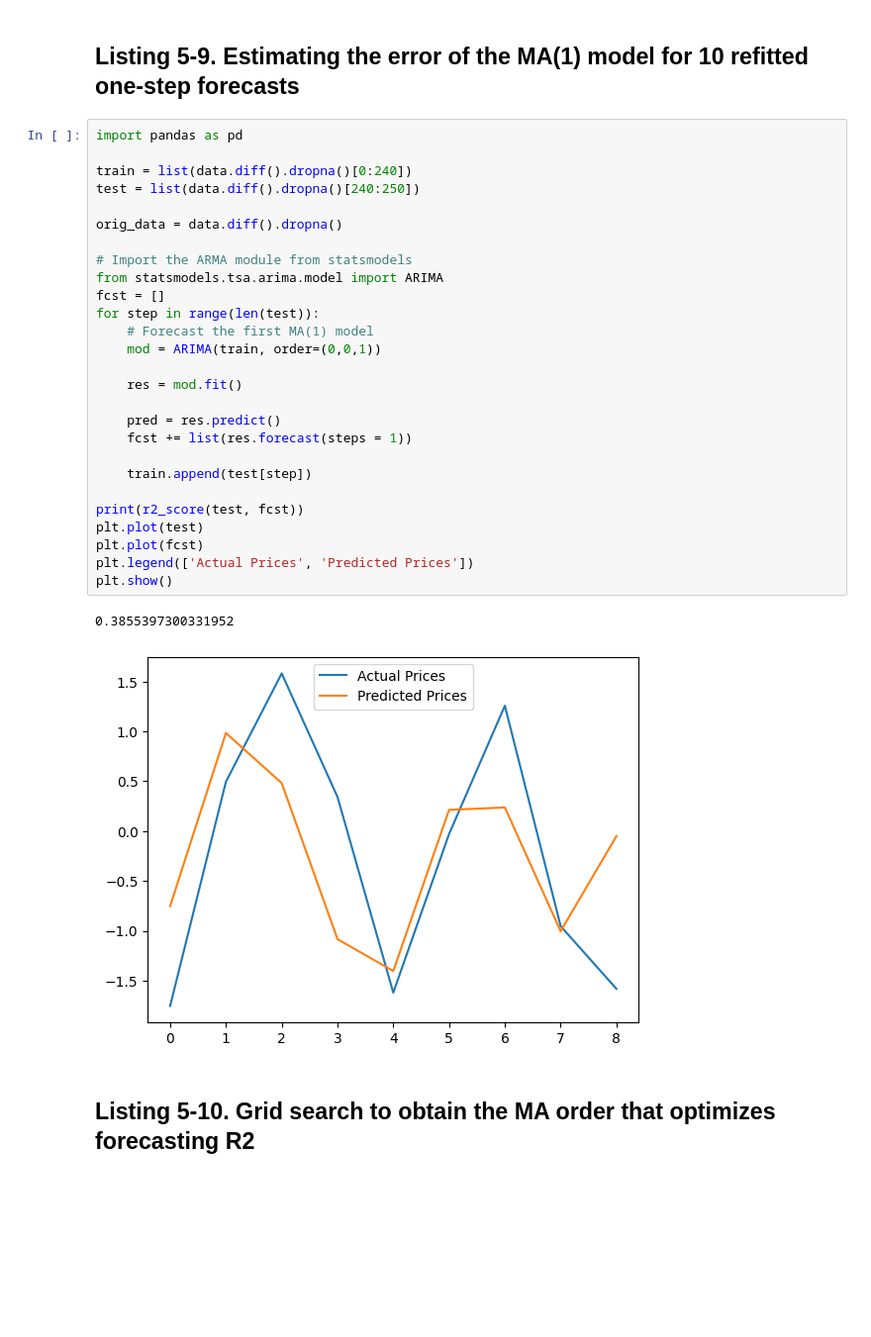
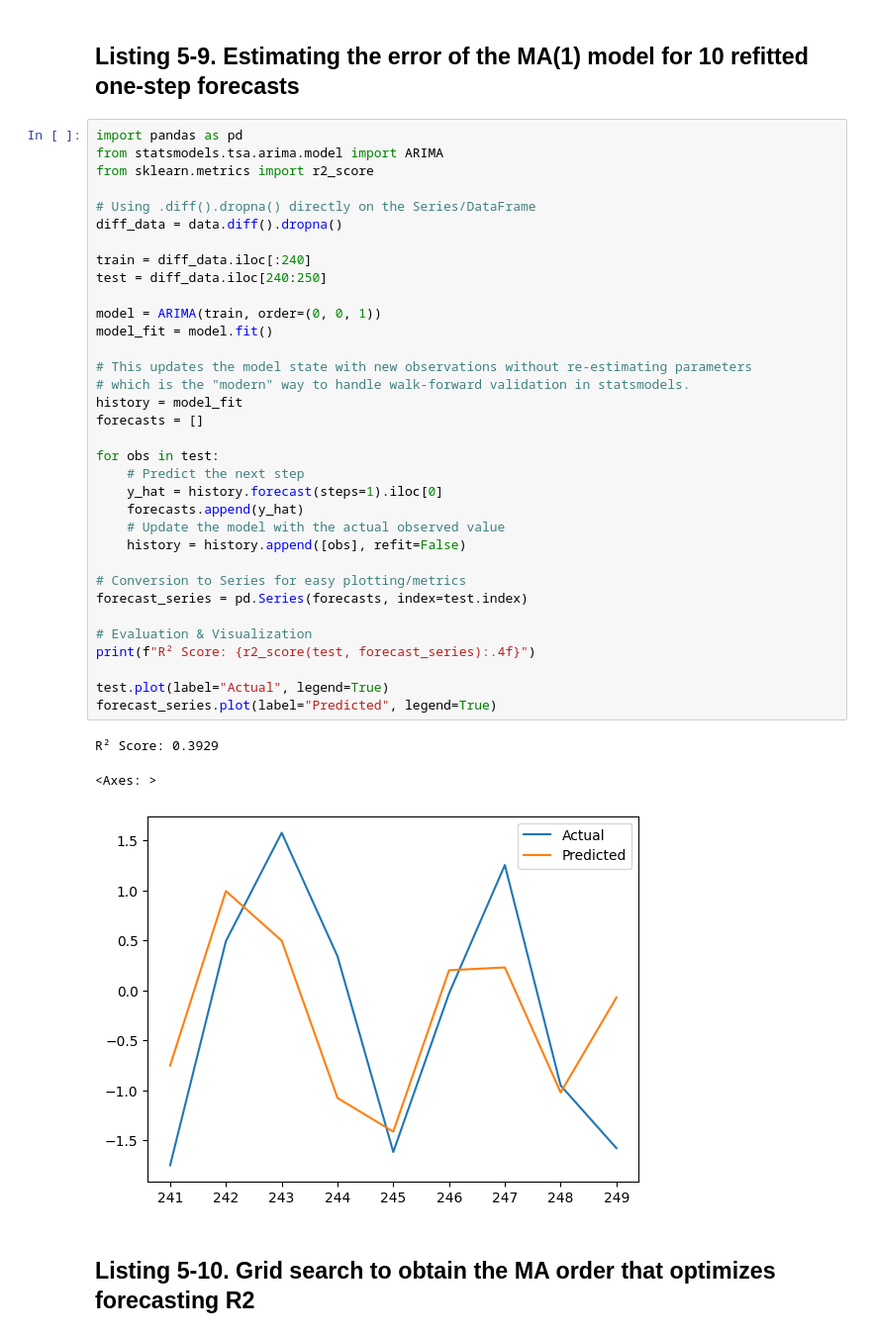
Before and after one commit to abdallahheidar/Advanced-Forecasting-with-Python-2nd-ed-2026, a Jupyter notebook: chapter_05/Chapter 05 - The MA Model.ipynb, the cells around one changed output. Shown at 99% size. Cells and saved outputs as stored; diff of their text form; blank space fills up the shorter version.

```diff
--- a/chapter_05/Chapter 05 - The MA Model.ipynb
+++ b/chapter_05/Chapter 05 - The MA Model.ipynb
@@ -100,35 +112,43 @@ plt.show()
 # %% [markdown]
 ## Listing 5-9. Estimating the error of the MA(1) model for 10 refitted one-step forecasts
-# %%
-import pandas as pd
-
-train = list(data.diff().dropna()[0:240])
-test = list(data.diff().dropna()[240:250])
-
-orig_data = data.diff().dropna()
-
-# Import the ARMA module from statsmodels
-from statsmodels.tsa.arima.model import ARIMA
-fcst = []
-for step in range(len(test)):
-    # Forecast the first MA(1) model
-    mod = ARIMA(train, order=(0,0,1))
-
-    res = mod.fit()
-
-    pred = res.predict()
-    fcst += list(res.forecast(steps = 1))
-
-    train.append(test[step])
-
-print(r2_score(test, fcst))
-plt.plot(test)
-plt.plot(fcst)
-plt.legend(['Actual Prices', 'Predicted Prices'])
-plt.show()
-# %% [output]
-0.3855397300331952
-[figure, removed]
+# %%
+import pandas as pd
+from statsmodels.tsa.arima.model import ARIMA
+from sklearn.metrics import r2_score
+
+# Using .diff().dropna() directly on the Series/DataFrame
+diff_data = data.diff().dropna()
+
+train = diff_data.iloc[:240]
+test = diff_data.iloc[240:250]
+
+model = ARIMA(train, order=(0, 0, 1))
+model_fit = model.fit()
+
+# This updates the model state with new observations without re-estimating parameters
+# which is the "modern" way to handle walk-forward validation in statsmodels.
+history = model_fit
+forecasts = []
+
+for obs in test:
+    # Predict the next step
+    y_hat = history.forecast(steps=1).iloc[0]
+    forecasts.append(y_hat)
+    # Update the model with the actual observed value
+    history = history.append([obs], refit=False)
+
+# Conversion to Series for easy plotting/metrics
+forecast_series = pd.Series(forecasts, index=test.index)
+
+# Evaluation & Visualization
+print(f"R² Score: {r2_score(test, forecast_series):.4f}")
+
+test.plot(label="Actual", legend=True)
+forecast_series.plot(label="Predicted", legend=True)
+# %% [output]
+R² Score: 0.3929
+<Axes: >
+[figure, added]
 # %% [markdown]
 ## Listing 5-10. Grid search to obtain the MA order that optimizes forecasting R2
 # %%
```
Also changed, not shown: parts of 12 cells of this notebook, 4 other files.
